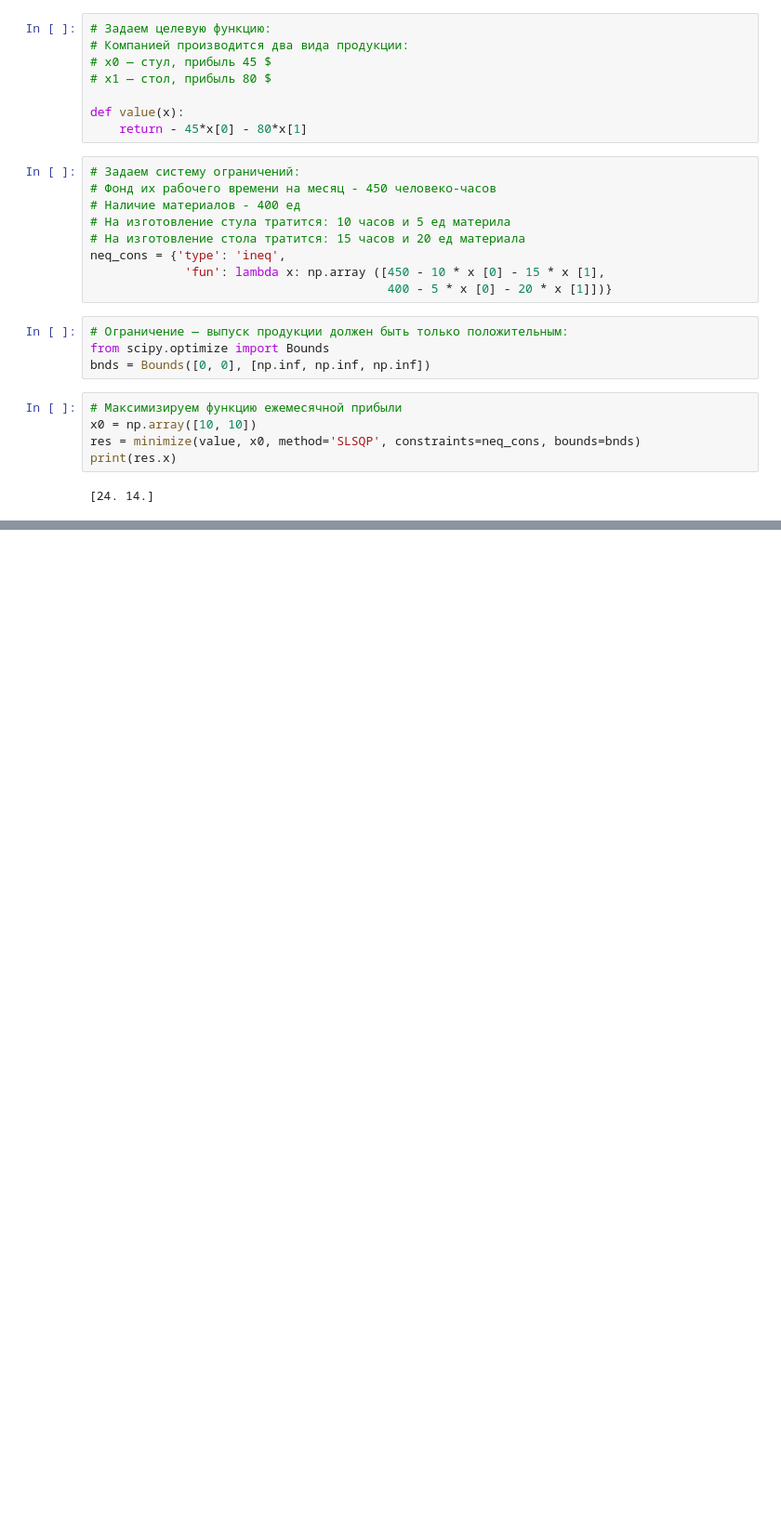
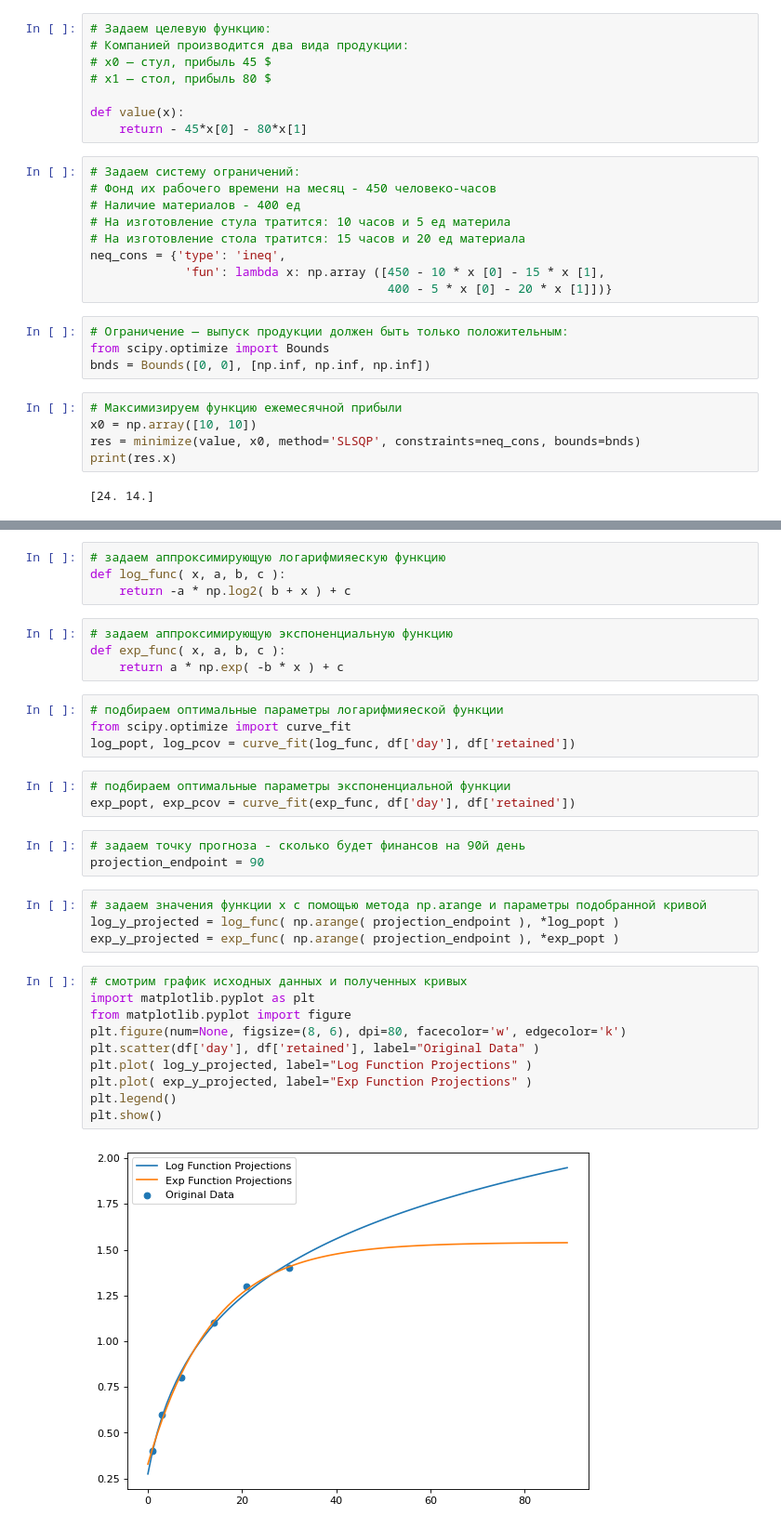
Before and after one commit to evsemenova/Python-, a Jupyter notebook: Урок_5_Статистика_в_работе_аналитика_с_библиотекой_Scipy.ipynb, the cells around one changed output, grey strips where cells are left out. Shown at 93% size. Saved outputs shown, nothing was run; the diff lists cells and outputs as text; blank space fills up the shorter version.

```diff
--- a/Урок_5_Статистика_в_работе_аналитика_с_библиотекой_Scipy.ipynb
+++ b/Урок_5_Статистика_в_работе_аналитика_с_библиотекой_Scipy.ipynb
@@ -93,0 +123,34 @@ print(res.x)
+# %%
+# задаем аппроксимирующую логарифмияескую функцию
+def log_func( x, a, b, c ):
+    return -a * np.log2( b + x ) + c
+# %%
+# задаем аппроксимирующую экспоненциальную функцию
+def exp_func( x, a, b, c ):
+    return a * np.exp( -b * x ) + c
+# %%
+# подбираем оптимальные параметры логарифмияеской функции
+from scipy.optimize import curve_fit
+log_popt, log_pcov = curve_fit(log_func, df['day'], df['retained'])
+# %%
+# подбираем оптимальные параметры экспоненциальной функции
+exp_popt, exp_pcov = curve_fit(exp_func, df['day'], df['retained'])
+# %%
+# задаем точку прогноза - сколько будет финансов на 90й день
+projection_endpoint = 90
+# %%
+# задаем значения функции x с помощью метода np.arange и параметры подобранной кривой
+log_y_projected = log_func( np.arange( projection_endpoint ), *log_popt )
+exp_y_projected = exp_func( np.arange( projection_endpoint ), *exp_popt )
+# %%
+# смотрим график исходных данных и полученных кривых
+import matplotlib.pyplot as plt
+from matplotlib.pyplot import figure
+plt.figure(num=None, figsize=(8, 6), dpi=80, facecolor='w', edgecolor='k')
+plt.scatter(df['day'], df['retained'], label="Original Data" )
+plt.plot( log_y_projected, label="Log Function Projections" )
+plt.plot( exp_y_projected, label="Exp Function Projections" )
+plt.legend()
+plt.show()
+# %% [output]
+[figure, added]
```
Also changed, not shown: parts of 6 cells of this notebook.
